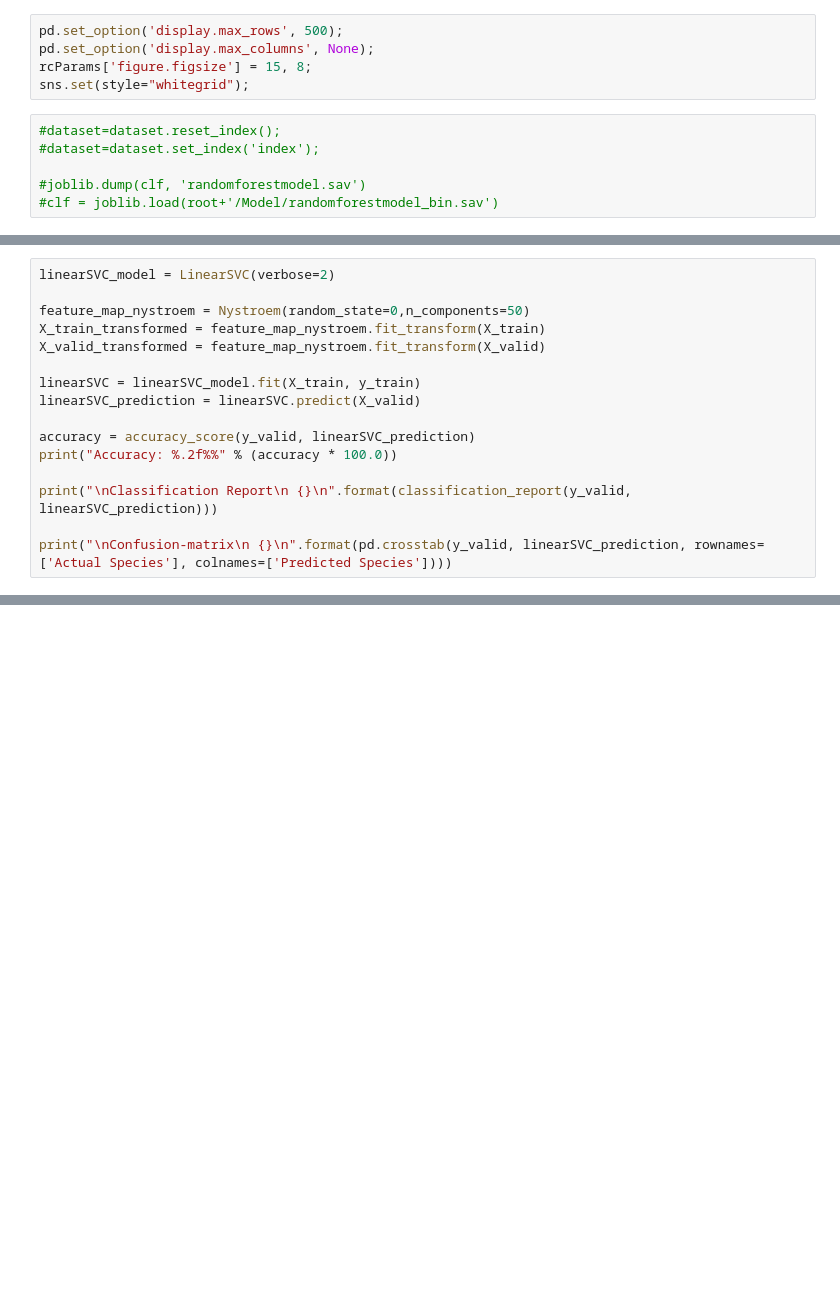
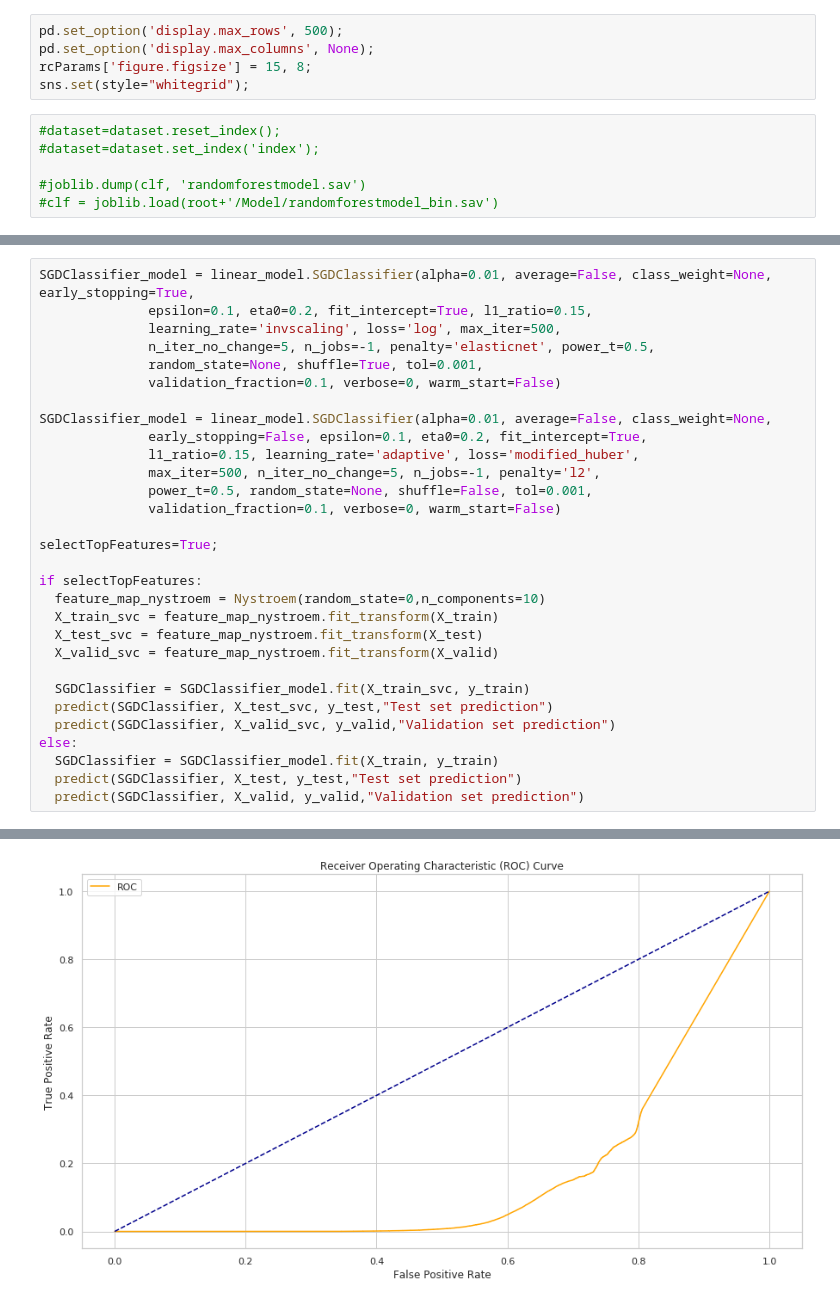
Before and after one commit to xcsengody/DP, a Jupyter notebook: xcsengody_models.ipynb, the cells around one changed output, grey strips where cells are left out. Cells and saved outputs as stored; diff of their text form; blank space fills up the shorter version.

```diff
--- a/xcsengody_models.ipynb
+++ b/xcsengody_models.ipynb
@@ -314,16 +350,0 @@ ROC-AUC: 0.9972540582711685
-# %%
-linearSVC_model = LinearSVC(verbose=2)
-
-feature_map_nystroem = Nystroem(random_state=0,n_components=50)
-X_train_transformed = feature_map_nystroem.fit_transform(X_train)
-X_valid_transformed = feature_map_nystroem.fit_transform(X_valid)
-
-linearSVC = linearSVC_model.fit(X_train, y_train)
-linearSVC_prediction = linearSVC.predict(X_valid)
-
-accuracy = accuracy_score(y_valid, linearSVC_prediction)
-print("Accuracy: %.2f%%" % (accuracy * 100.0))
-
-print("\nClassification Report\n {}\n".format(classification_report(y_valid, linearSVC_prediction)))
-
-print("\nConfusion-matrix\n {}\n".format(pd.crosstab(y_valid, linearSVC_prediction, rownames=['Actual Species'], colnames=['Predicted Species'])))
@@ -368,0 +460,31 @@ print(bestModel, bestScore)
+# %%
+SGDClassifier_model = linear_model.SGDClassifier(alpha=0.01, average=False, class_weight=None, early_stopping=True,
+              epsilon=0.1, eta0=0.2, fit_intercept=True, l1_ratio=0.15,
+              learning_rate='invscaling', loss='log', max_iter=500,
+              n_iter_no_change=5, n_jobs=-1, penalty='elasticnet', power_t=0.5,
+              random_state=None, shuffle=True, tol=0.001,
+              validation_fraction=0.1, verbose=0, warm_start=False)
+
+SGDClassifier_model = linear_model.SGDClassifier(alpha=0.01, average=False, class_weight=None,
+              early_stopping=False, epsilon=0.1, eta0=0.2, fit_intercept=True,
+              l1_ratio=0.15, learning_rate='adaptive', loss='modified_huber',
+              max_iter=500, n_iter_no_change=5, n_jobs=-1, penalty='l2',
+              power_t=0.5, random_state=None, shuffle=False, tol=0.001,
+              validation_fraction=0.1, verbose=0, warm_start=False)
+
+selectTopFeatures=True;
+
+if selectTopFeatures:
+  feature_map_nystroem = Nystroem(random_state=0,n_components=10)
+  X_train_svc = feature_map_nystroem.fit_transform(X_train)
+  X_test_svc = feature_map_nystroem.fit_transform(X_test)
+  X_valid_svc = feature_map_nystroem.fit_transform(X_valid)
+
+  SGDClassifier = SGDClassifier_model.fit(X_train_svc, y_train)
+  predict(SGDClassifier, X_test_svc, y_test,"Test set prediction")
+  predict(SGDClassifier, X_valid_svc, y_valid,"Validation set prediction")
+else:
+  SGDClassifier = SGDClassifier_model.fit(X_train, y_train)
+  predict(SGDClassifier, X_test, y_test,"Test set prediction")
+  predict(SGDClassifier, X_valid, y_valid,"Validation set prediction")
+# %% [output]
@@ -368,0 +508 @@ print(bestModel, bestScore)
+[figure, added]
```
Also changed, not shown: parts of 42 cells of this notebook.
